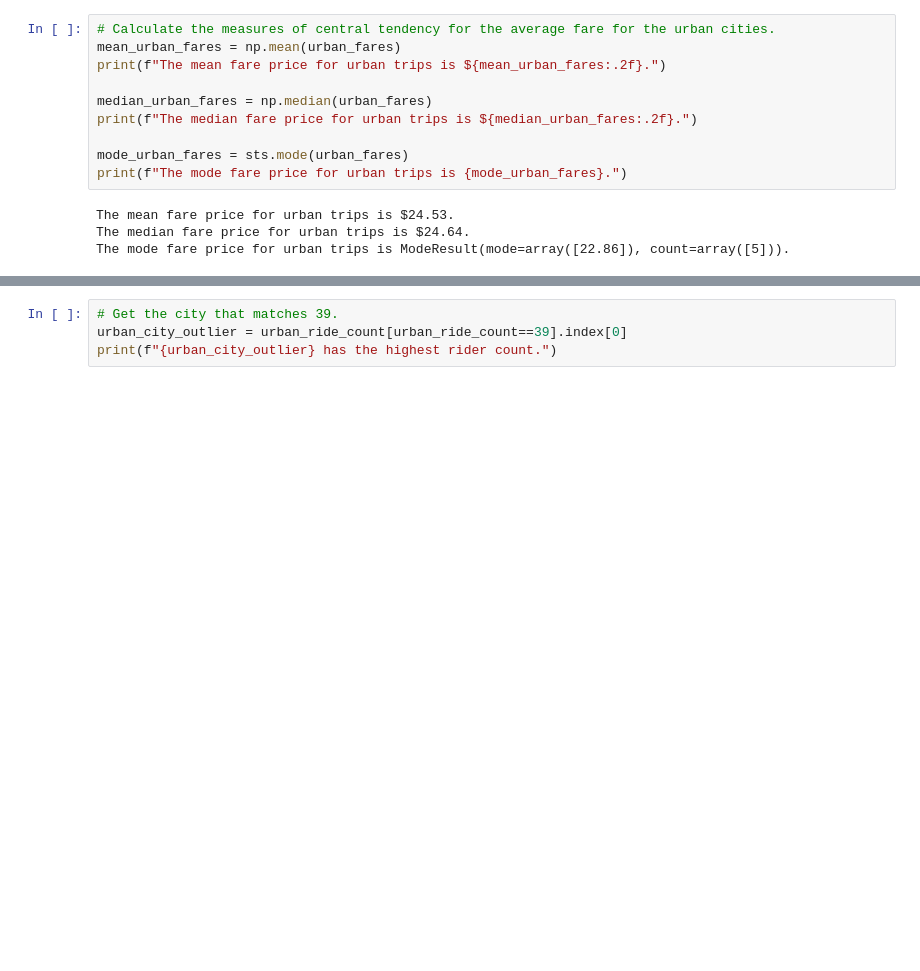
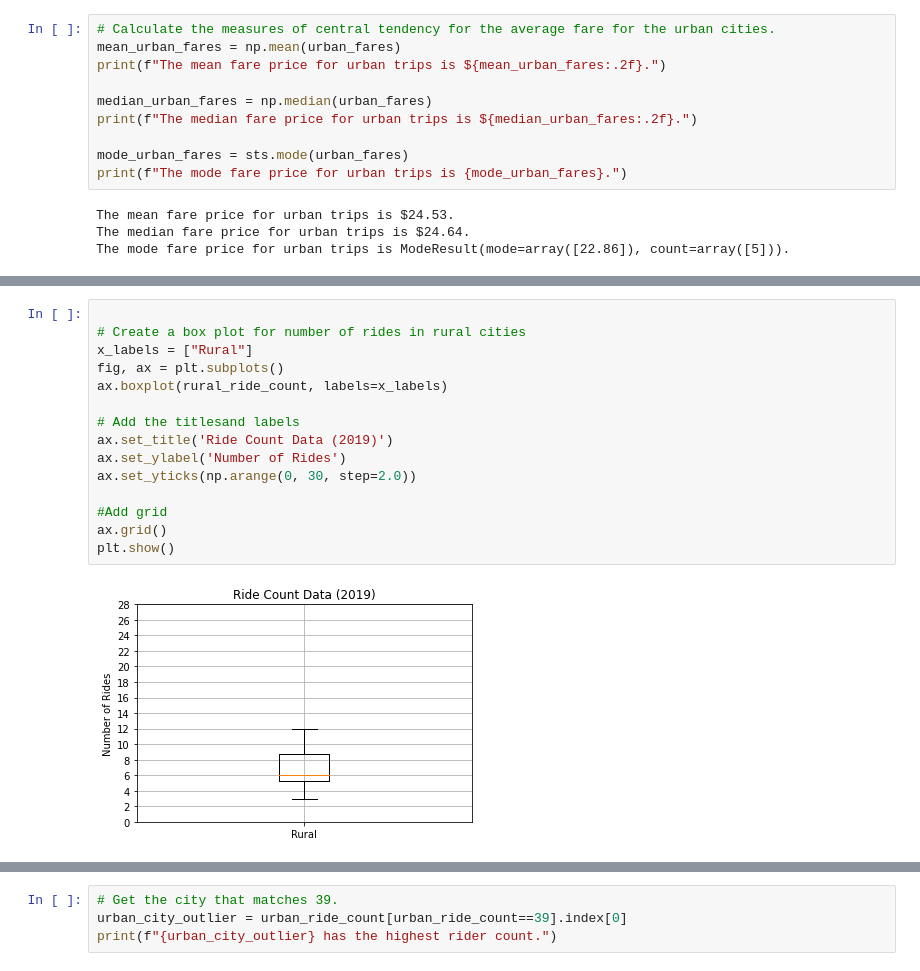
Before and after one commit to Emc1518/PyBer_Analysis, a Jupyter notebook: Pyber.ipynb, the cells around one changed output, grey strips where cells are left out. Drawn from its saved outputs; the diff is of its cells as text; blank space fills up the shorter version.

```diff
--- a/Pyber.ipynb
+++ b/Pyber.ipynb
@@ -478 +607,18 @@ plt.show()
+# %%
+
+# Create a box plot for number of rides in rural cities
+x_labels = ["Rural"]
+fig, ax = plt.subplots()
+ax.boxplot(rural_ride_count, labels=x_labels)
+
+# Add the titlesand labels
+ax.set_title('Ride Count Data (2019)')
+ax.set_ylabel('Number of Rides')
+ax.set_yticks(np.arange(0, 30, step=2.0))
+
+#Add grid
+ax.grid()
+plt.show()
+# %% [output]
+[figure, added]
 # %%
```
Also changed, not shown: parts of 33 cells of this notebook, 2 other files.
